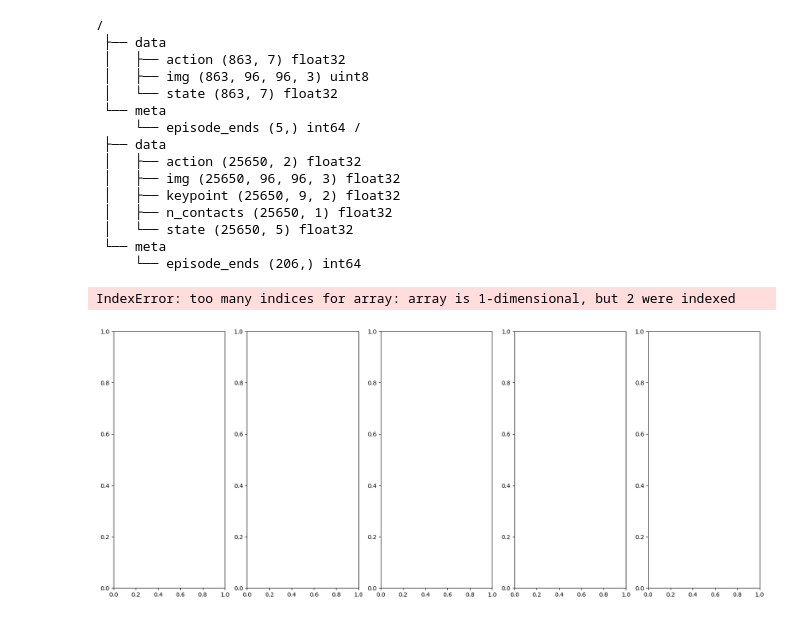
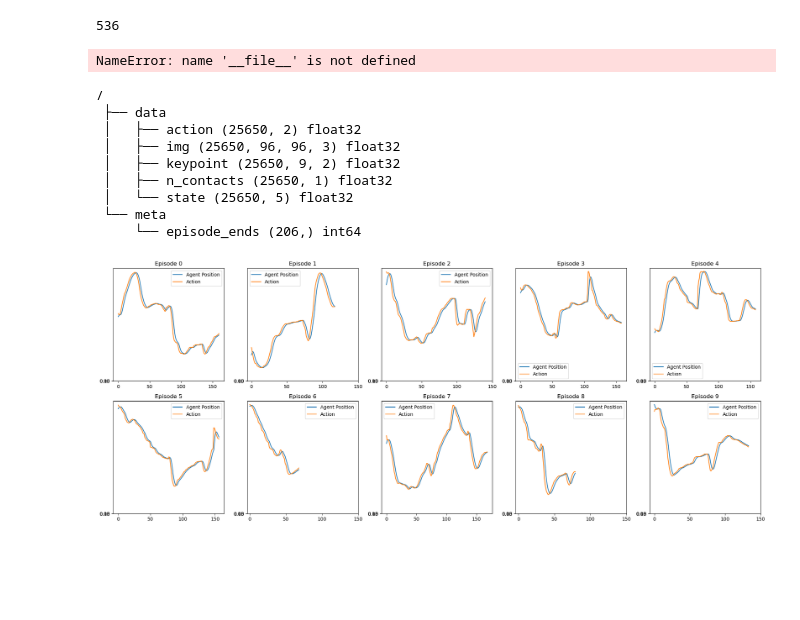
Before and after one commit to vpnasdfghjkl/diffusion, a Jupyter notebook: check_zarr.ipynb, the cells around one changed output. Cells and saved outputs as stored; diff of their text form; code cells hidden in the pictures; blank space fills up the shorter version.

```diff
--- a/check_zarr.ipynb
+++ b/check_zarr.ipynb
@@ -1,72 +1,80 @@
+# %%
+import glob
+import os
+rosbag_paths = glob.glob("/app/data/BJ_juice1/*.bag")
+print(len(rosbag_paths))
+# %% [output]
+536
+NameError: name '__file__' is not defined
 # %%
 import cv2
 import zarr
 import numpy as np
 import matplotlib.pyplot as plt
 
+video_folder = "/app/data/BJ_juice1/video"
+
+os.makedirs(video_folder,exist_ok=True)
+
 # draw dataset
-dataset_path = "/home/lab/hanxiao/diffusion/data/rosbag/2024-8-19/zarr/2024-8-19.zarr"
-dataset_path0 = "/home/lab/hanxiao/diffusion/data/pusht/pusht_cchi_v7_replay.zarr"
+# dataset_path = "/app/data/BJ_juice1/zarr/BJ_juice1.zarr"
+dataset_path = "/app/data/pusht/pusht_cchi_v7_replay.zarr"
 dataset_root = zarr.open(dataset_path, 'r')
-dataset_root0 = zarr.open(dataset_path0, 'r')
-print(dataset_root.tree(),dataset_root0.tree())
+# dataset_root0 = zarr.open(dataset_path0, 'r')
+print(dataset_root.tree())
 train_image_data = dataset_root['data']['img'][:]
+
 train_image_data = np.moveaxis(train_image_data, -1, 1)
 train_data = {
-    'agent_pos': dataset_root['data']['state'][:,:2],
+    'agent_pos': dataset_root['data']['state'][:],
     'action': dataset_root['data']['action'][:]
 }
-episode_ends = dataset_root['meta']['episode_ends'][:]
+episode_ends = dataset_root['meta']['episode_ends'][:10]
 
 # plot first 10 episodes and record the video
-fig, axs = plt.subplots(1, 5, figsize=(20, 8))
-for i in range(5):
+fig, axs = plt.subplots(2, 5, figsize=(20, 8))
+for i in range(10):
     start_idx = 0
     if i > 0:
         start_idx = episode_ends[i-1]
     end_idx = episode_ends[i]
     episode_length = end_idx - start_idx
     ax = axs[i//5, i%5]
     ax.set_title(f"Episode {i}")
-    ax.plot(train_data['agent_pos'][start_idx:end_idx,0],train_data['agent_pos'][start_idx:end_idx,1], label='Agent Position')
-    ax.plot(train_data['action'][start_idx:end_idx,0],train_data['action'][start_idx:end_idx,1], label='Action')
+    ax.plot(train_data['agent_pos'][start_idx:end_idx,0], label='Agent Position')
+    ax.plot(train_data['action'][start_idx:end_idx,0], label='Action')
     # 保证每张图之间的x轴刻度一致,y轴刻度一致,y轴一格为50。而且每个图的50长度是一样的
-    ax.set_xticks(np.arange(0, 512, 50))
-    ax.set_yticks(np.arange(0, 512, 50))
+    ax.set_xticks(np.arange(0, 200, 50))
+    ax.set_yticks(np.arange(0, 0.2, 0.05))
     # ax.set_aspect('equal')
     ax.legend()
 
-    # Extract frames from train_image_data
+    # 提取帧数据
     frames = train_image_data[start_idx:end_idx]
-    frames = np.moveaxis(frames, 1, -1)
-    frames = (frames).astype(np.uint8)
-    # Write frames to a video file
+    frames = np.moveaxis(frames, 1, -1)  # 确保帧数据格式为 (height, width, channels)
+    frames = frames.astype(np.uint8)
 
-    video_path = f"episode_{i}.avi"
-    out = cv2.VideoWriter(video_path, cv2.VideoWriter_fourcc(*'DIVX'), 10, (96, 96))
+    # 存储为MP4文件
+    video_path = os.path.join(video_folder, f"episode_{i}.mp4")
+    fourcc = cv2.VideoWriter_fourcc(*'mp4v')  # 使用mp4编码
+    out = cv2.VideoWriter(video_path, fourcc, 10, (frames.shape[2], frames.shape[1]))  # 设置帧速率和帧大小
+
     for frame in frames:
-        out.write(cv2.cvtColor(frame, cv2.COLOR_RGB2BGR))
+        out.write(cv2.cvtColor(frame, cv2.COLOR_RGB2BGR))  # 将RGB转换为BGR格式
     out.release()
 
 
 
 plt.tight_layout()
 plt.show()
 # %% [output]
 /
- ├── data
- │   ├── action (863, 7) float32
- │   ├── img (863, 96, 96, 3) uint8
- │   └── state (863, 7) float32
- └── meta
-     └── episode_ends (5,) int64 /
  ├── data
  │   ├── action (25650, 2) float32
  │   ├── img (25650, 96, 96, 3) float32
  │   ├── keypoint (25650, 9, 2) float32
  │   ├── n_contacts (25650, 1) float32
  │   └── state (25650, 5) float32
  └── meta
      └── episode_ends (206,) int64
-IndexError: too many indices for array: array is 1-dimensional, but 2 were indexed
-[figure, old version]
+[figure, new version]
```
Also changed, not shown: 9 other files.
